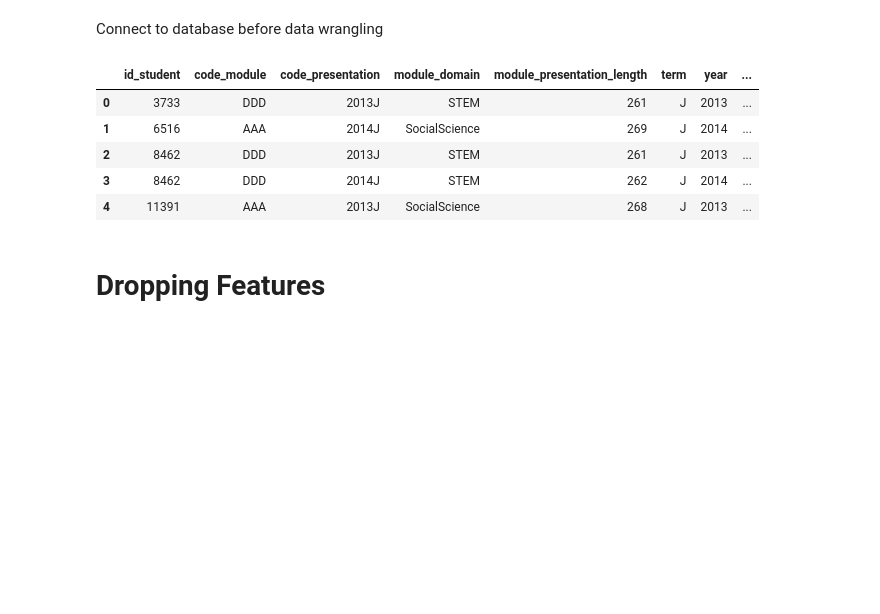
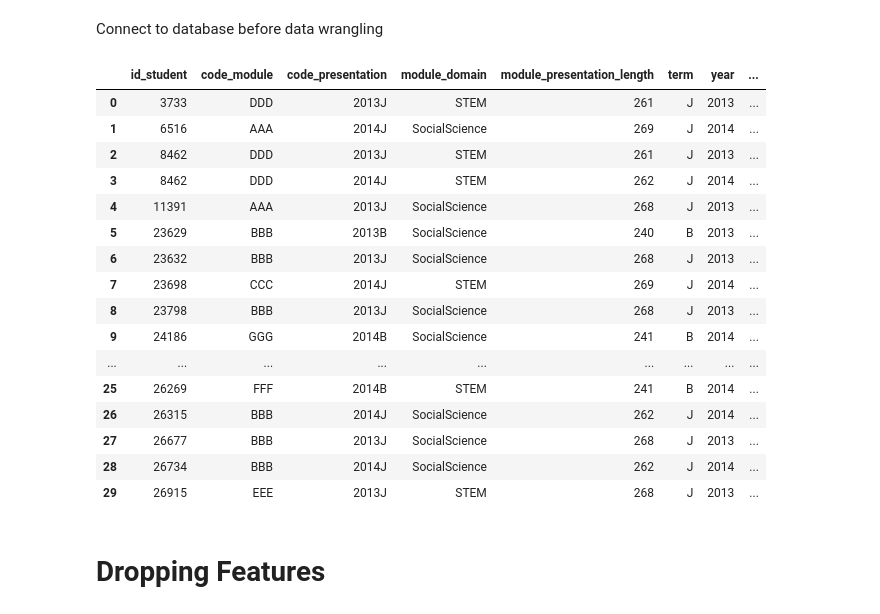
Before and after one commit to lmschreib/Exploratory-Data-Analysis, a Jupyter notebook: Data_wrangling.ipynb, the cells around one changed output. Cells and saved outputs as stored; diff of their text form; code cells hidden in the pictures; blank space fills up the shorter version.

```diff
--- a/Data_wrangling.ipynb
+++ b/Data_wrangling.ipynb
@@ -24,22 +24,33 @@ def disconnectDB():
 # %%
 # connect to "Dataset" DB
 conn = connectDB("Dataset")
 
 # extract everything from 'table_name' into a dataframe
 df = pd_sql.read_sql(f"select * from public.\"analysisFeatures\" ", con=conn)
 
 #make sure that all columns are displayed in our dataframe
 pd.set_option('display.max_column',50)
 
 #check dataframe
-df.head()
+df.head(30)
 # %% [output]
 |  | id_student | code_module | code_presentation | module_domain | module_presentation_length | term | year | ... |
 | 0 | 3733 | DDD | 2013J | STEM | 261 | J | 2013 | ... |
 | 1 | 6516 | AAA | 2014J | SocialScience | 269 | J | 2014 | ... |
 | 2 | 8462 | DDD | 2013J | STEM | 261 | J | 2013 | ... |
 | 3 | 8462 | DDD | 2014J | STEM | 262 | J | 2014 | ... |
 | 4 | 11391 | AAA | 2013J | SocialScience | 268 | J | 2013 | ... |
+| 5 | 23629 | BBB | 2013B | SocialScience | 240 | B | 2013 | ... |
+| 6 | 23632 | BBB | 2013J | SocialScience | 268 | J | 2013 | ... |
+| 7 | 23698 | CCC | 2014J | STEM | 269 | J | 2014 | ... |
+| 8 | 23798 | BBB | 2013J | SocialScience | 268 | J | 2013 | ... |
+| 9 | 24186 | GGG | 2014B | SocialScience | 241 | B | 2014 | ... |
+| ... | ... | ... | ... | ... | ... | ... | ... | ... |
+| 25 | 26269 | FFF | 2014B | STEM | 241 | B | 2014 | ... |
+| 26 | 26315 | BBB | 2014J | SocialScience | 262 | J | 2014 | ... |
+| 27 | 26677 | BBB | 2013J | SocialScience | 268 | J | 2013 | ... |
+| 28 | 26734 | BBB | 2014J | SocialScience | 262 | J | 2014 | ... |
+| 29 | 26915 | EEE | 2013J | STEM | 268 | J | 2013 | ... |
 # %% [markdown]
 # Dropping Features
 # %% [markdown]
```
Also changed, not shown: parts of 6 cells of this notebook.
